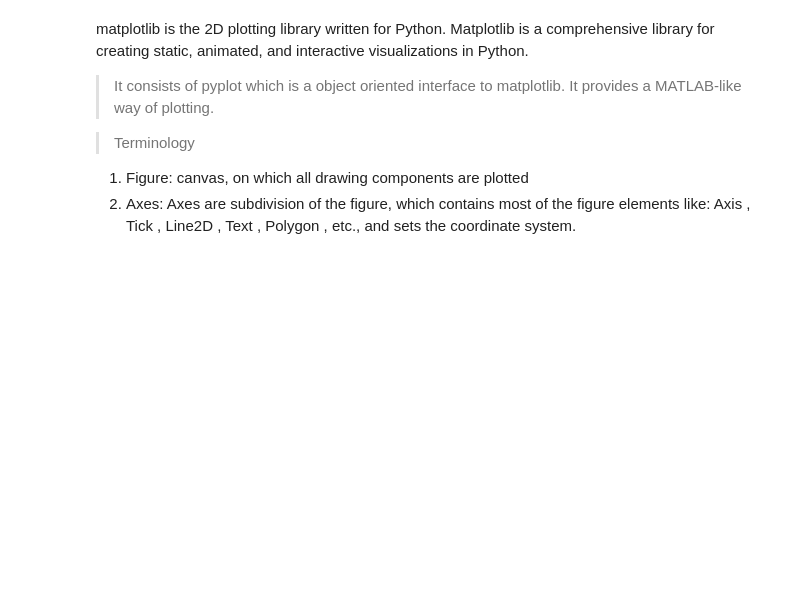
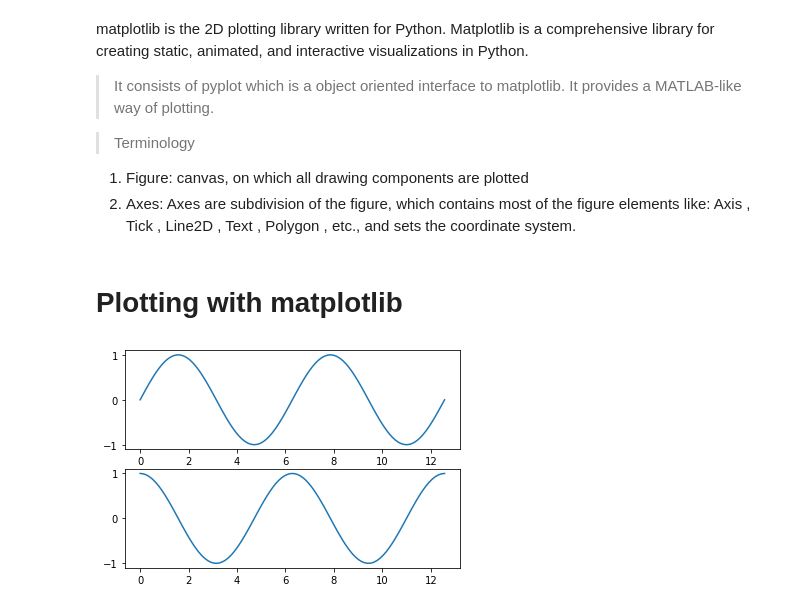
Before and after one commit to Rahul14237/python, a Jupyter notebook: learnings/matplotlib_learnings.ipynb, the cells around one changed output. Cells and saved outputs as stored; diff of their text form; code cells hidden in the pictures; blank space fills up the shorter version.

```diff
--- a/learnings/matplotlib_learnings.ipynb
+++ b/learnings/matplotlib_learnings.ipynb
@@ -12,3 +12,28 @@ matplotlib is the 2D plotting library written for Python. Matplotlib is a compre
 > Terminology
 1.   Figure: canvas, on which all drawing components are plotted
 2.   Axes: Axes are subdivision of the figure, which contains most of the figure elements like: Axis , Tick , Line2D , Text , Polygon , etc., and sets the coordinate system.
+# %% [markdown]
+# Plotting with matplotlib
+# %%
+import numpy as np
+import matplotlib.pyplot as plt
+
+# Create the figure and the 2 axes (2 rows and one column)
+fig, (ax1, ax2) = plt.subplots(2, 1)
+
+# create a plot of y = sin(x)on the first row
+x1 = np.linspace(0, 4*np.pi, 100)
+# np.linspace?
+y1 = np.sin(x1)
+ax1.plot(x1, y1)
+
+# create a plot of y = cos(x)on the second row
+x2 = np.linspace(0, 4 * np.pi, 100)
+y2 = np.cos(x2)
+ax2.plot(x2, y2)
+
+#save the figure
+plt.savefig('sine_cos.png')
+# plt.savefig?
+# %% [output]
+[figure, added]
```
Also changed, not shown: parts of 3 cells of this notebook.
